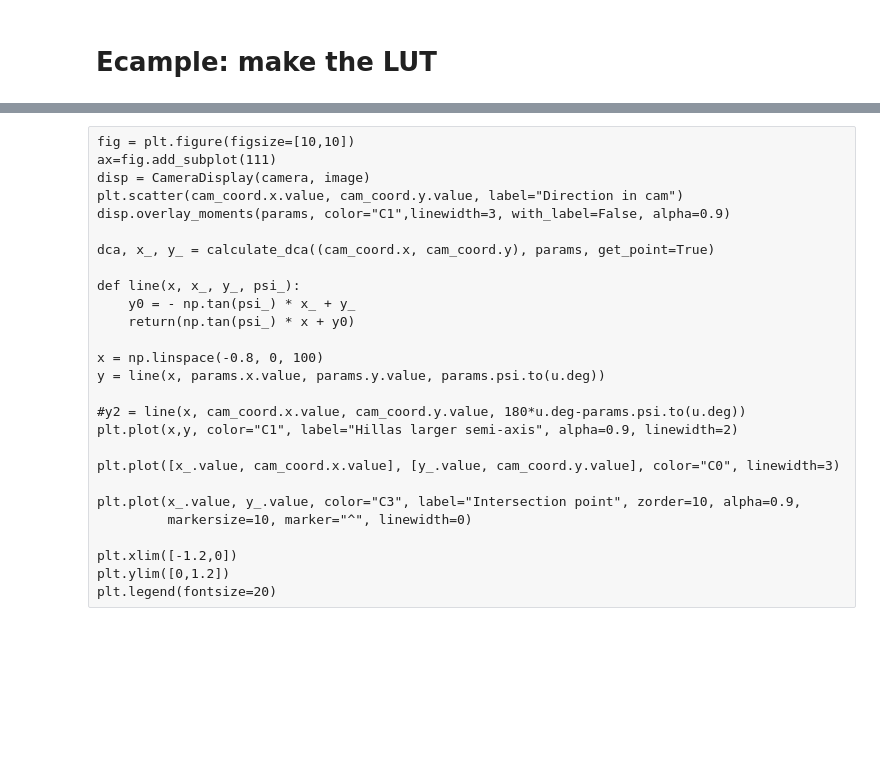
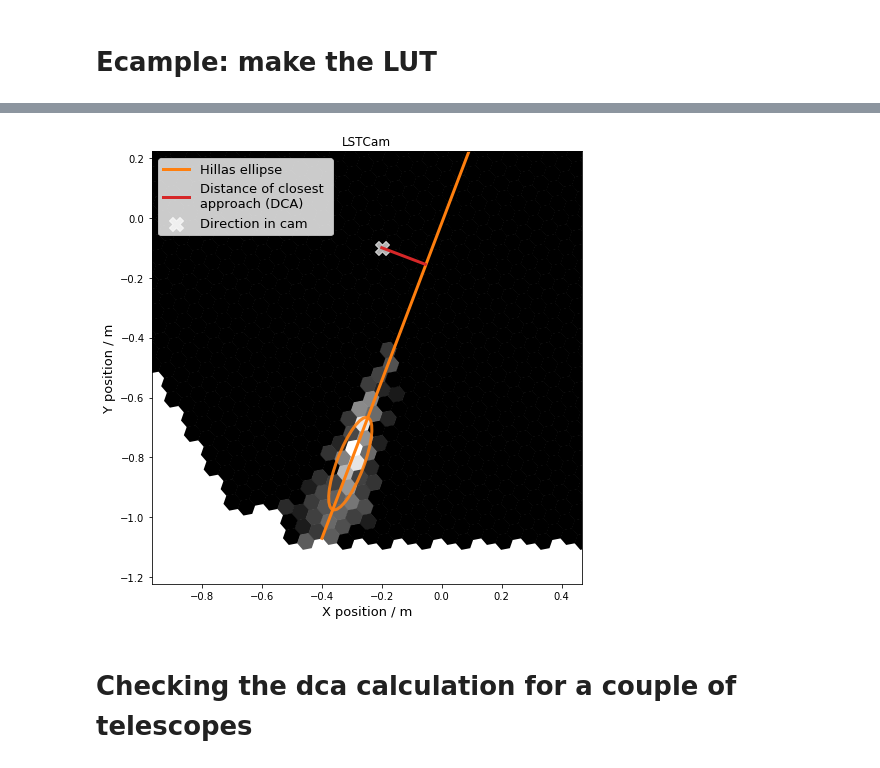
Before and after one commit to mireianievas/konsta_cta, a Jupyter notebook: Notebooks/direction_reco/AngularResolution.ipynb, the cells around one changed output, grey strips where cells are left out. Drawn from its saved outputs; the diff is of its cells as text; code cells hidden in the pictures; blank space fills up the shorter version.

```diff
--- a/Notebooks/direction_reco/AngularResolution.ipynb
+++ b/Notebooks/direction_reco/AngularResolution.ipynb
@@ -461,4 +525,4 @@ import pickle
 # %%
 source = event_source("/Users/konstantinpfrang/CTAPIPE/gamma_onSource/\
 gamma_20deg_180deg_run1___cta-prod3_desert-2150m-Paranal-merged.simtel.gz",
-                     max_events=20)
+                     max_events=10)
@@ -535,27 +534,51 @@ LUTgen.display_lookup()
-# %% [raw]
-fig = plt.figure(figsize=[10,10])
-ax=fig.add_subplot(111)
-disp = CameraDisplay(camera, image)
-plt.scatter(cam_coord.x.value, cam_coord.y.value, label="Direction in cam")
-disp.overlay_moments(params, color="C1",linewidth=3, with_label=False, alpha=0.9)
-
-dca, x_, y_ = calculate_dca((cam_coord.x, cam_coord.y), params, get_point=True)
-
-def line(x, x_, y_, psi_):
-    y0 = - np.tan(psi_) * x_ + y_
-    return(np.tan(psi_) * x + y0)
-
-x = np.linspace(-0.8, 0, 100)
-y = line(x, params.x.value, params.y.value, params.psi.to(u.deg))
-
-#y2 = line(x, cam_coord.x.value, cam_coord.y.value, 180*u.deg-params.psi.to(u.deg))
-plt.plot(x,y, color="C1", label="Hillas larger semi-axis", alpha=0.9, linewidth=2)
-
-plt.plot([x_.value, cam_coord.x.value], [y_.value, cam_coord.y.value], color="C0", linewidth=3)
-
-plt.plot(x_.value, y_.value, color="C3", label="Intersection point", zorder=10, alpha=0.9,
-         markersize=10, marker="^", linewidth=0)
-
-plt.xlim([-1.2,0])
-plt.ylim([0,1.2])
-plt.legend(fontsize=20)
+# %%
+calibrator = CameraCalibrator(r1_product="HESSIOR1Calibrator")
+for event in source:
+    if event.count != 8:
+        continue
+    calibrator.calibrate(event)
+    for tel in [11]:
+        fig = plt.figure(figsize=[7,7])
+        ax=fig.add_subplot(111)
+
+        camera = event.inst.subarray.tel[tel].camera
+        image = event.dl1.tel[tel].image[0]
+        mask = tailcuts_clean(camera, image)
+        image[~mask] = 0
+        params = hillas_parameters(camera, image)
+
+        disp = CameraDisplay(camera, image)
+
+    direction_az = event.mc.az.to(u.deg)
+    direction_alt = event.mc.alt.to(u.deg)
+    cam_coord = LookupGenerator.get_position_in_cam(direction_alt, direction_az, event, tel)
+
+    ax.scatter(-0.2, -0.1, label="Direction in cam", c="w", marker="X", s=200, alpha=0.7)
+    disp.overlay_moments(params, color="C1", linewidth=3, with_label=False, alpha=0.9)
+
+    def line(x, psi, x0, y0):
+        m = np.tan(psi)
+        return x * m - (-y0 + m * x0)
+
+    x = np.linspace(-0.4, 0.3,1000)
+    y = line(x, params.psi, params.x.value, params.y.value)
+    x2 = np.linspace(-0.2, -0.055, 1000)
+    y2 = line(x2, params.psi - np.pi * u.rad/2, -0.2, -0.1)
+
+    ax.plot(x, y, color="C1", linewidth=3, label="Hillas ellipse")
+
+    ax.plot(x2, y2, color="C3", linewidth=3, label="Distance of closest \napproach (DCA)")
+
+    ax.set_xlim(-0.7, 0.2)
+    ax.set_ylim(-1.2, 0.2)
+
+    plt.xlabel("X position / m", fontsize=13)
+    plt.ylabel("Y position / m", fontsize=13)
+    plt.legend(fontsize=13)
+
+    plt.tight_layout()
+    plt.savefig("./Plots/DCA_calculation.pdf")
+# %% [output]
+[figure, added]
+# %% [markdown]
+# Checking the dca calculation for a couple of telescopes
```
Also changed, not shown: parts of 48 cells of this notebook, 1 other file.
